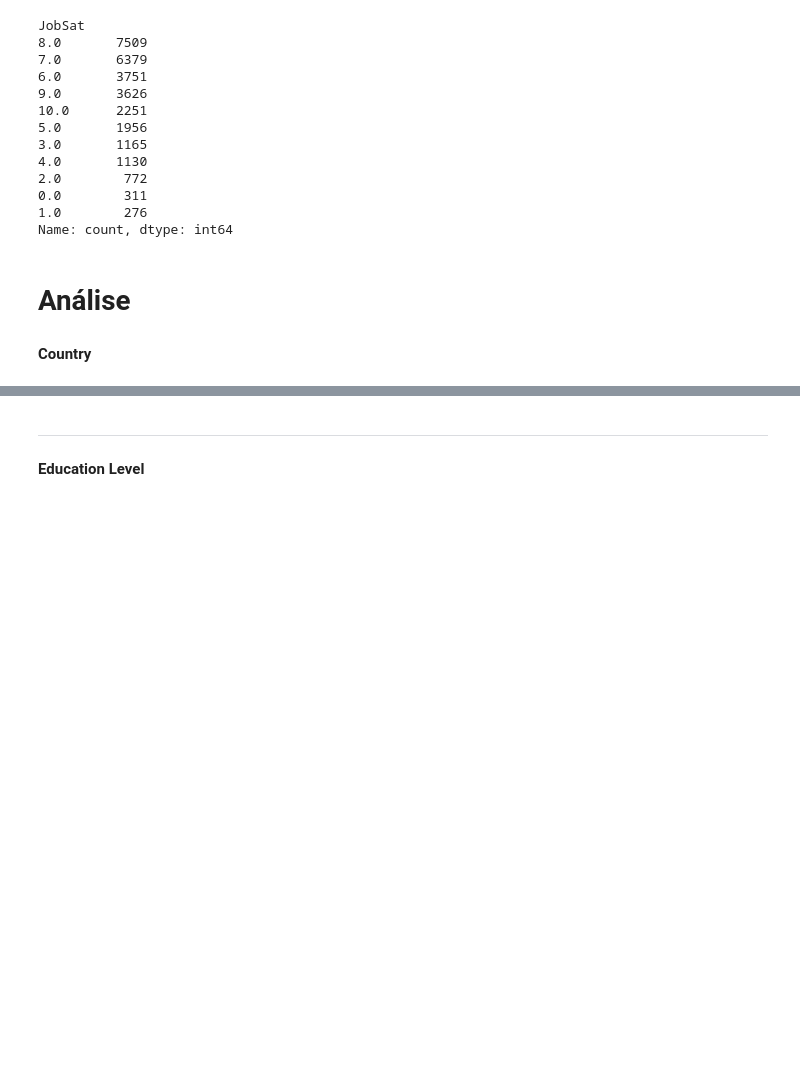
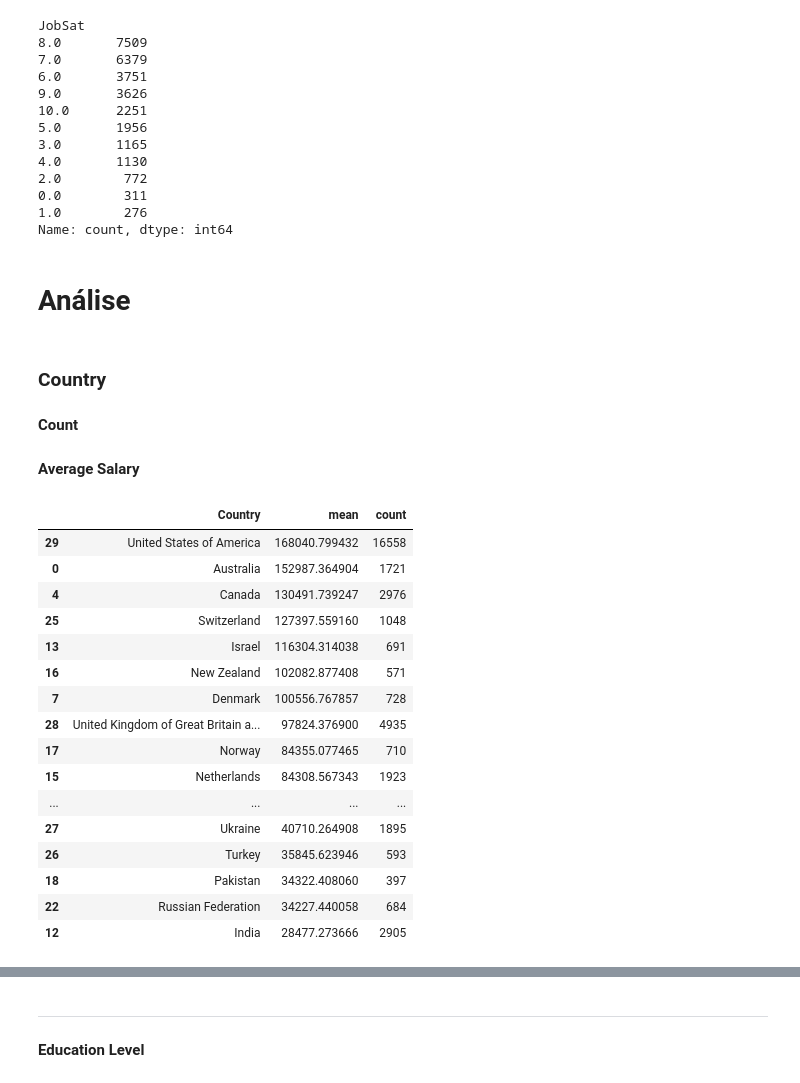
Before and after one commit to Krupique/ti-salaries, a Jupyter notebook: notebooks/exploratory_data_analysis.ipynb, the cells around one changed output, grey strips where cells are left out. Saved outputs shown, nothing was run; the diff lists cells and outputs as text; code cells hidden in the pictures; blank space fills up the shorter version.

Commit message:
chore: eda average salary

```diff
--- a/notebooks/exploratory_data_analysis.ipynb
+++ b/notebooks/exploratory_data_analysis.ipynb
@@ -235,7 +235,9 @@ df = df[selected_columns]
 # %% [markdown]
 # Análise
 # %% [markdown]
-**Country**
+### Country
+# %% [markdown]
+**Count**
 # %%
 plt_country = df['Country'].value_counts()[0:20]
 fig = px.bar(x=plt_country.index, y=plt_country.values, text=plt_country.values)
@@ -248,3 +250,25 @@ fig.update_layout(
     )
 
 fig.show()
+# %% [markdown]
+**Average Salary**
+# %%
+df.loc[df['Country'].isin(df['Country'].value_counts()[0:30].index)].groupby(['Country'], as_index=False)['ConvertedCompYearly'].agg({'mean', 'count'}).sort_values(by='mean', ascending=False)
+# %% [output]
+|  | Country | mean | count |
+| 29 | United States of America | 168040.799432 | 16558 |
+| 0 | Australia | 152987.364904 | 1721 |
+| 4 | Canada | 130491.739247 | 2976 |
+| 25 | Switzerland | 127397.559160 | 1048 |
+| 13 | Israel | 116304.314038 | 691 |
+| 16 | New Zealand | 102082.877408 | 571 |
+| 7 | Denmark | 100556.767857 | 728 |
+| 28 | United Kingdom of Great Britain a... | 97824.376900 | 4935 |
+| 17 | Norway | 84355.077465 | 710 |
+| 15 | Netherlands | 84308.567343 | 1923 |
+| ... | ... | ... | ... |
+| 27 | Ukraine | 40710.264908 | 1895 |
+| 26 | Turkey | 35845.623946 | 593 |
+| 18 | Pakistan | 34322.408060 | 397 |
+| 22 | Russian Federation | 34227.440058 | 684 |
+| 12 | India | 28477.273666 | 2905 |
```
Also changed, not shown: parts of 1 cell of this notebook.
